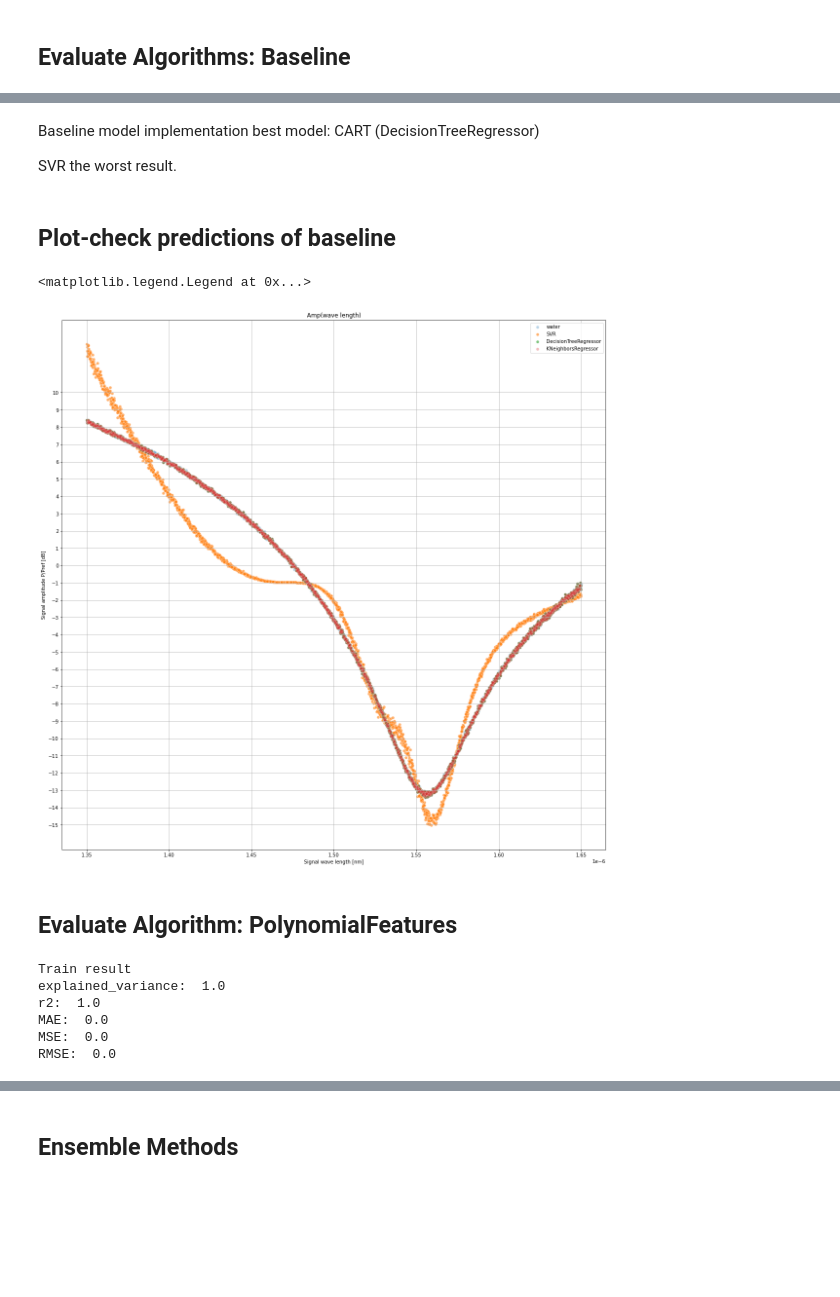
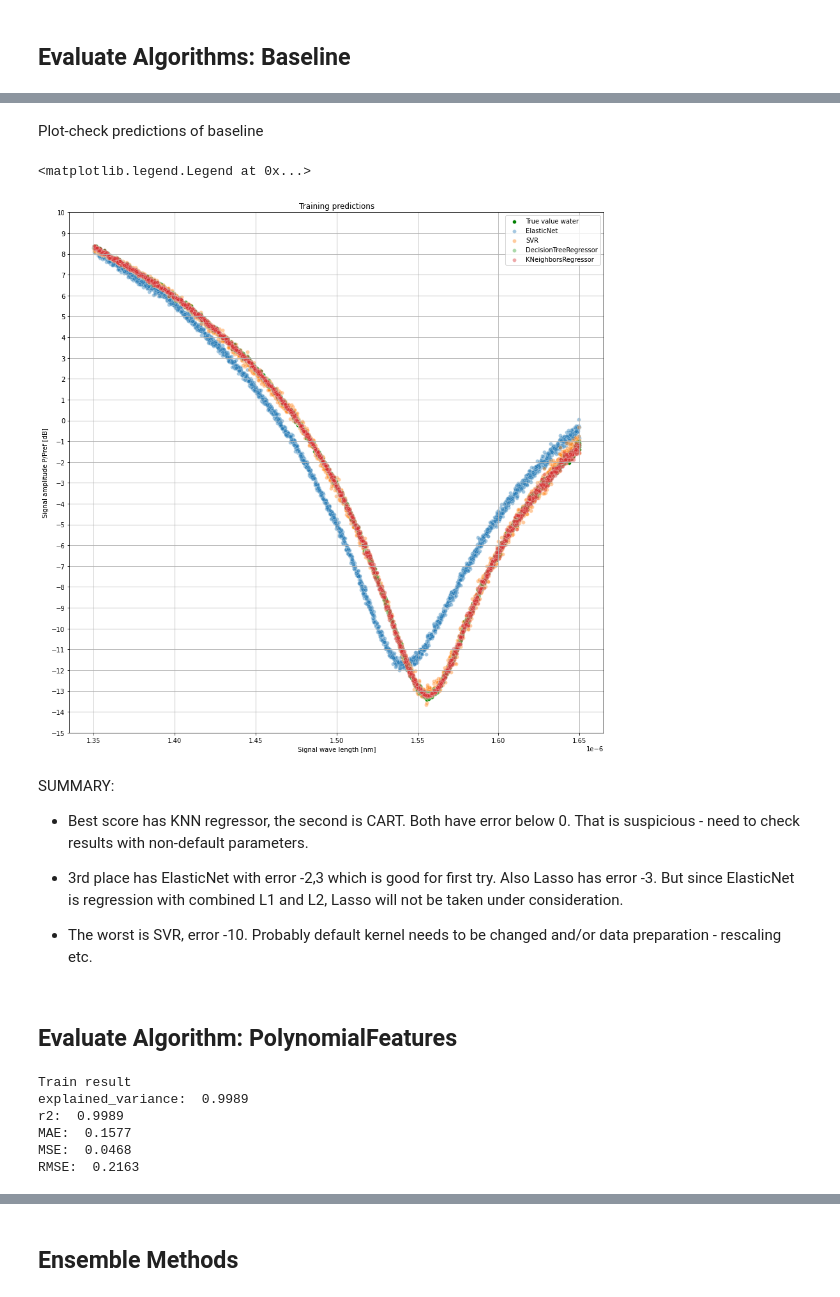
Before and after one commit to mrMichalR/AI_for_industry, a Jupyter notebook: AI_for_industry_v3.ipynb, the cells around one changed output, grey strips where cells are left out. Cells and saved outputs as stored; diff of their text form; code cells hidden in the pictures; blank space fills up the shorter version.

```diff
--- a/AI_for_industry_v3.ipynb
+++ b/AI_for_industry_v3.ipynb
@@ -371,8 +375,8 @@ iso['mean_iso'] = iso.iloc[:, 1:11].mean(axis=1)
 # iso[:,0,0]
 print(iso, 3*'\n')
 
-air['mean_air'] = air.iloc[:, 1:11].mean(axis=1)
-print(air, 3*'\n')
+# air['mean_air'] = air.iloc[:, 1:11].mean(axis=1)
+# print(air, 3*'\n')
 
 water['mean_water'] = water.iloc[:, 1:11].mean(axis=1)
 print(water, 3*'\n')
@@ -443,2 +444,6 @@ mean_results
 # %% [markdown]
 # Model build for Water based on air
+# %%
+air_water = pd.concat([air,water['mean_water']], axis=1)
+set_option('precision',10)
+air_water
@@ -445,10 +464,9 @@ mean_results
 # %% [markdown]
 ##  Dataset split for Water based on Air
 # %%
-# Split-out validation dataset\
-df_water = mean_results.copy()
-X_water_air = df_water.drop(['mean_iso'], axis=1) # zmienne niezależne (features)
-y_water_air = df_water.pop('mean_water') # zmienna zależna (target)
+# Split-out validation dataset
+X_water_air = air_water.copy() # zmienne niezależne (features)
+y_water_air = X_water_air.pop('mean_water') # zmienna zależna (target)
 
 X_train_water_air, X_test_water_air, y_train_water_air, y_test_water_air = train_test_split(X_water_air, y_water_air, test_size=0.20, random_state=42)
 
@@ -510,26 +530,31 @@ plt.show()
-# %% [markdown]
-Baseline model implementation best model: CART (DecisionTreeRegressor)
-
-SVR the worst result.
 # %% [markdown]
-## Plot-check predictions of baseline
+Plot-check predictions of baseline
 # %%
-fig, ax = plt.subplots(figsize=(20, 20))
+fig, ax = plt.subplots(figsize=(15, 15))
 # sns.scatterplot(data=air, x='wave_length', y='mean_air', label='air')
 # sns.scatterplot(data=iso, x='wave_length', y='mean_iso', label='isopropanol')
-sns.scatterplot(data=water, x='wave_length', y='mean_water', label='water', alpha=0.3)
-sns.scatterplot(data=X_train_water_air, x='wave_length', y=SVR(kernel='poly').fit(X_train_water_air,y_train_water_air).predict(X_train_water_air), label='SVR', alpha=0.6)
-sns.scatterplot(data=X_train_water_air, x='wave_length', y=DecisionTreeRegressor().fit(X_train_water_air,y_train_water_air).predict(X_train_water_air), label='DecisionTreeRegressor', alpha=0.6)
-sns.scatterplot(data=X_train_water_air, x='wave_length', y=KNeighborsRegressor(n_neighbors=1).fit(X_train_water_air,y_train_water_air).predict(X_train_water_air), label='KNeighborsRegressor',alpha=0.3)
+sns.scatterplot(data=water, x='wave_length', y='mean_water', label='True value water', alpha=1, color='green')
+sns.scatterplot(data=X_train_water_air, x='wave_length', y=ElasticNet().fit(X_train_water_air,y_train_water_air).predict(X_train_water_air), label='ElasticNet', alpha=0.4)
+sns.scatterplot(data=X_train_water_air, x='wave_length', y=SVR().fit(X_train_water_air,y_train_water_air).predict(X_train_water_air), label='SVR', alpha=0.4)
+sns.scatterplot(data=X_train_water_air, x='wave_length', y=DecisionTreeRegressor().fit(X_train_water_air,y_train_water_air).predict(X_train_water_air), label='DecisionTreeRegressor', alpha=0.4)
+sns.scatterplot(data=X_train_water_air, x='wave_length', y=KNeighborsRegressor().fit(X_train_water_air,y_train_water_air).predict(X_train_water_air), label='KNeighborsRegressor',alpha=0.4)
 plt.xlabel("Signal wave length [nm]")
 plt.ylabel("Signal amplitude P/Pref [dB]")
-plt.title("Amp(wave length)")
+plt.title("Training predictions")
 plt.grid()
 plt.yticks(np.arange(-15, 11, step=1))
 plt.legend()
 # %% [output]
 <matplotlib.legend.Legend at 0x...>
-[figure, old version]
+[figure, new version]
+# %% [markdown]
+SUMMARY:
+
+* Best score has KNN regressor, the second is CART. Both have error below 0. That is suspicious - need to check results with non-default parameters.
+
+* 3rd place has ElasticNet with error -2,3 which is good for first try. Also Lasso has error -3. But since ElasticNet is regression with combined L1 and L2, Lasso will not be taken under consideration.
+
+* The worst is SVR, error -10. Probably default kernel needs to be changed and/or data preparation - rescaling etc.
 # %% [markdown]
 ## Evaluate Algorithm: PolynomialFeatures
 # %%
@@ -563,11 +588,11 @@ print('Train result')
 regression_results(y_train_water_air, poly_pred_train)
 # %% [output]
 Train result
-explained_variance:  1.0
-r2:  1.0
-MAE:  0.0
-MSE:  0.0
-RMSE:  0.0
+explained_variance:  0.9989
+r2:  0.9989
+MAE:  0.1577
+MSE:  0.0468
+RMSE:  0.2163
 # %%
 print('Test result')
 regression_results(y_test_water_air, poly_pred_test)
```
Also changed, not shown: parts of 72 cells of this notebook.
